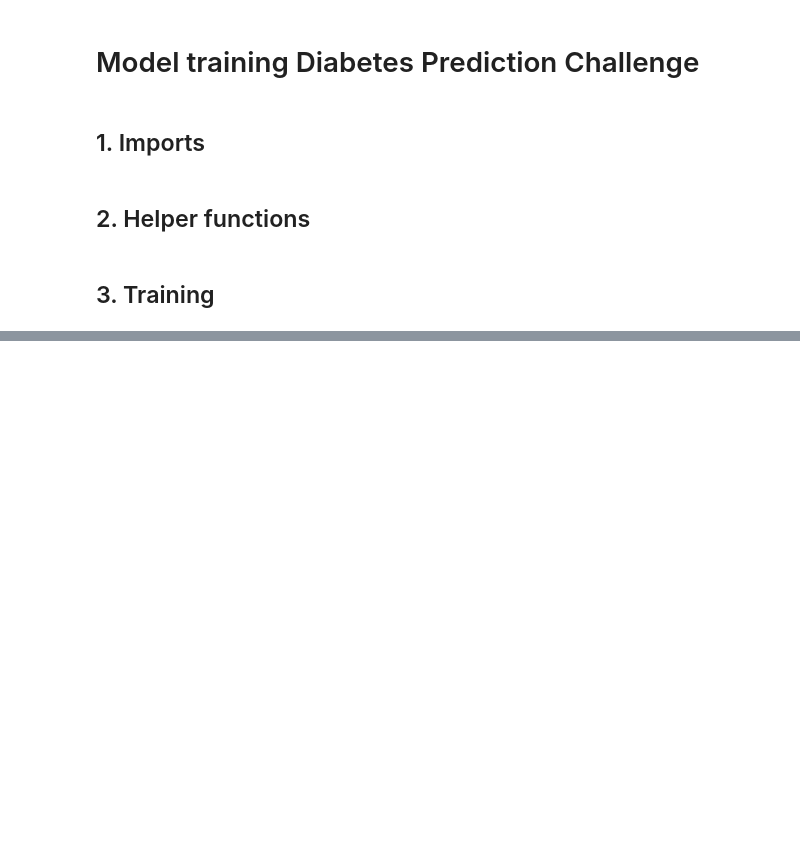
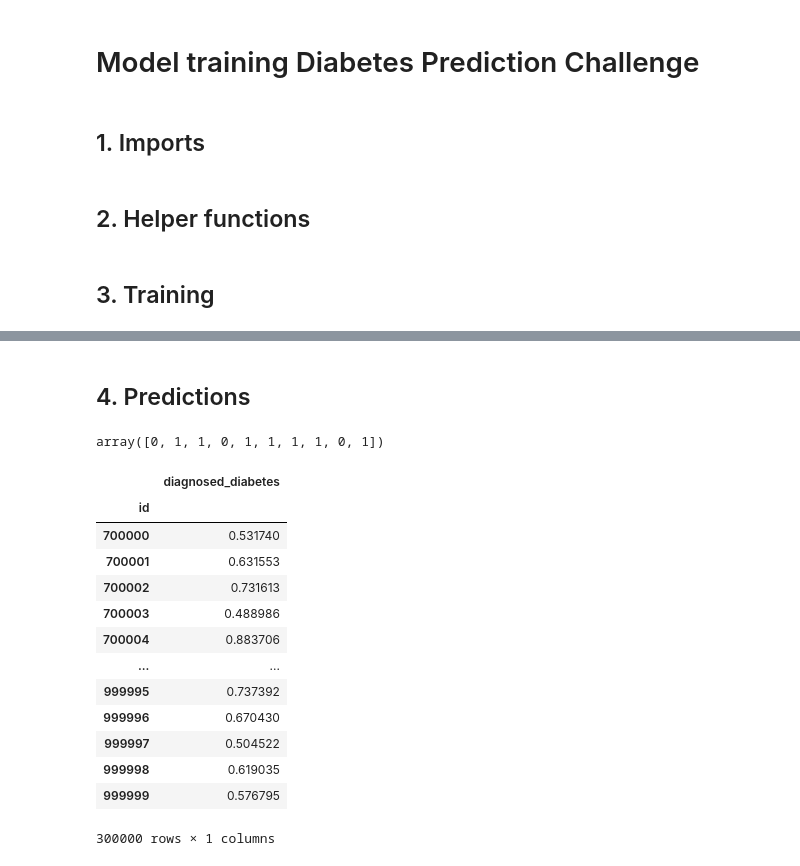
Before and after one commit to Mitfort/MachineLearning, a Jupyter notebook: DiabetesPredictionChallenge/model_training.ipynb, the cells around one changed output, grey strips where cells are left out. Cells and saved outputs as stored; diff of their text form; code cells hidden in the pictures; blank space fills up the shorter version.

Commit message:
First_Predictions

```diff
--- a/DiabetesPredictionChallenge/model_training.ipynb
+++ b/DiabetesPredictionChallenge/model_training.ipynb
@@ -168,3 +257,2 @@ quantitative_columns = [name for name in train_data.columns if name not in categ
 # %%
-weights = calculate_weights(y_train)
-best_params,best_score = create_best_model(X_train,y_train,weights,quantitative_columns,categorical_columns)
+best_params,best_score = create_best_model2(X_train,y_train,quantitative_columns,categorical_columns)
@@ -171,19 +277,20 @@ best_params,best_score = create_best_model(X_train,y_train,weights,quantitative_
 # %%
-if best_params['estimator_name'] == "SVC":
-    estimator = SVC(kernel='linear')
-elif best_params['estimator_name'] == "GBC":
-    estimator = GradientBoostingClassifier()
 
-preprocessor = create_transformer(best_params['preprocessor_name'],best_params['imputer_strategy'],quantitative_columns,categorical_columns)
+estimator = GradientBoostingClassifier(n_estimators=best_params.pop("n_estimators"))
 
-if best_params['model_name'] == "KNN":
-    model = KNeighborsClassifier(n_neighbors=best_params['n_neighbors'],weights=best_params['weights_knn'])
-elif best_params['model_name'] == "SVC":
-    model = SVC(C=best_params["C"],kernel=best_params['kernel'],degree=best_params['degree'])
+preprocessor_name = best_params.pop("preprocessor")
+preprocessor = create_transformer(preprocessor_name,quantitative_columns,categorical_columns)
+
+# if best_params['model_name'] == "KNN":
+#     model = KNeighborsClassifier(n_neighbors=best_params['n_neighbors'],weights=best_params['weights_knn'])
+# elif best_params['model_name'] == "SVC":
+#     model = SVC(C=best_params["C"],kernel=best_params['kernel'],degree=best_params['degree'])
+
+model = xgb.XGBClassifier(**best_params)
 
 pipe = Pipeline([
     ("Preprocessor",preprocessor),
-    ("RFE",RFE(estimator=estimator,n_features_to_select=best_params['n_features'])),
+    #("RFE",RFE(estimator=estimator,n_features_to_select=best_params['n_features'])),
     ('Classifier', model)
 ])
 
@@ -190,0 +385,30 @@ pipe.fit(X_train,y_train)
+# %% [markdown]
+## 4. Predictions
+# %%
+test_proba = pipe.predict_proba(X_test)[:,1]
+yhat = (test_proba >= best_threshold).astype(int)
+
+yhat[:10]
+# %% [output]
+array([0, 1, 1, 0, 1, 1, 1, 1, 0, 1])
+# %%
+proba = pd.DataFrame({'diagnosed_diabetes':test_proba})
+result_df = pd.concat([test_data['id'],proba],axis=1)
+result_df.set_index("id",inplace=True)
+# %%
+result_df
+# %% [output]
+|  | diagnosed_diabetes |
+| id |  |
+| 700000 | 0.531740 |
+| 700001 | 0.631553 |
+| 700002 | 0.731613 |
+| 700003 | 0.488986 |
+| 700004 | 0.883706 |
+| ... | ... |
+| 999995 | 0.737392 |
+| 999996 | 0.670430 |
+| 999997 | 0.504522 |
+| 999998 | 0.619035 |
+| 999999 | 0.576795 |
+300000 rows × 1 columns
```
Also changed, not shown: parts of 17 cells of this notebook, 2 other files.
